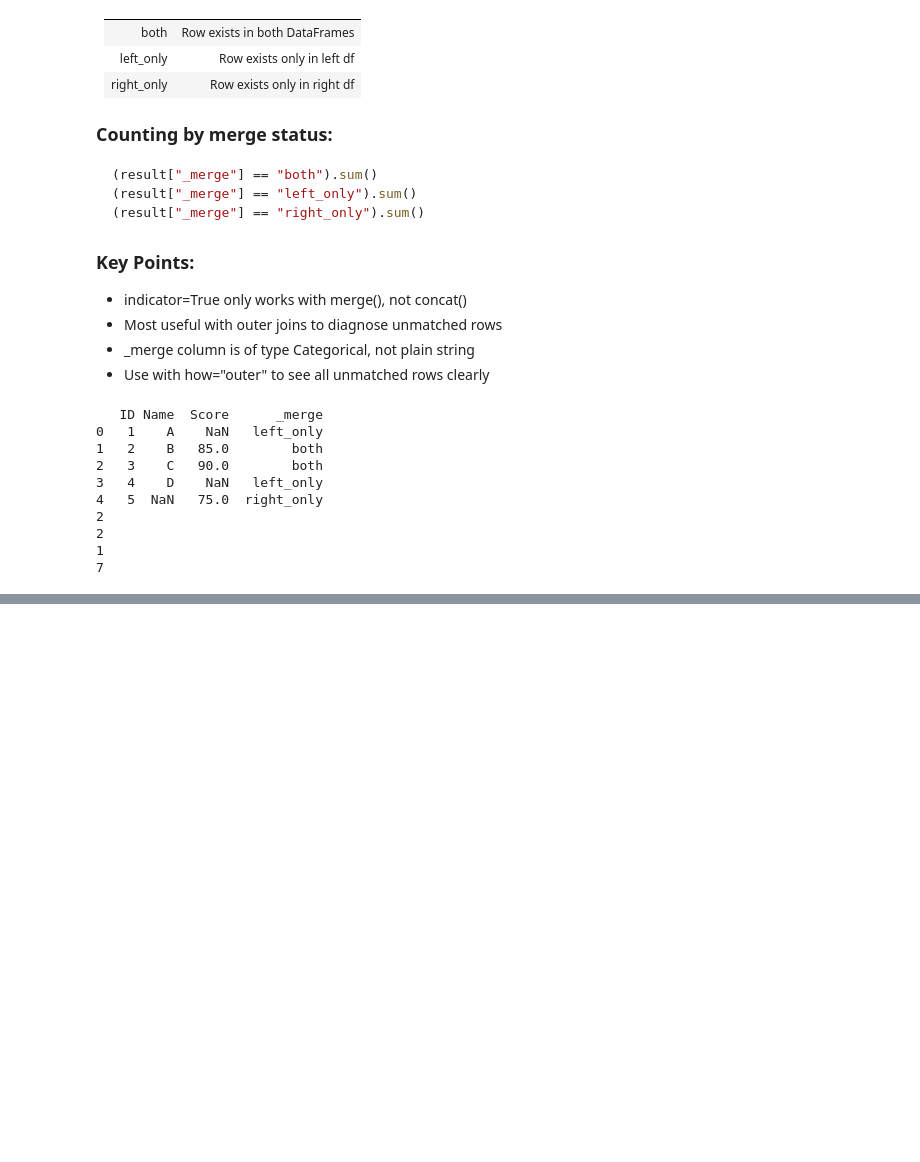
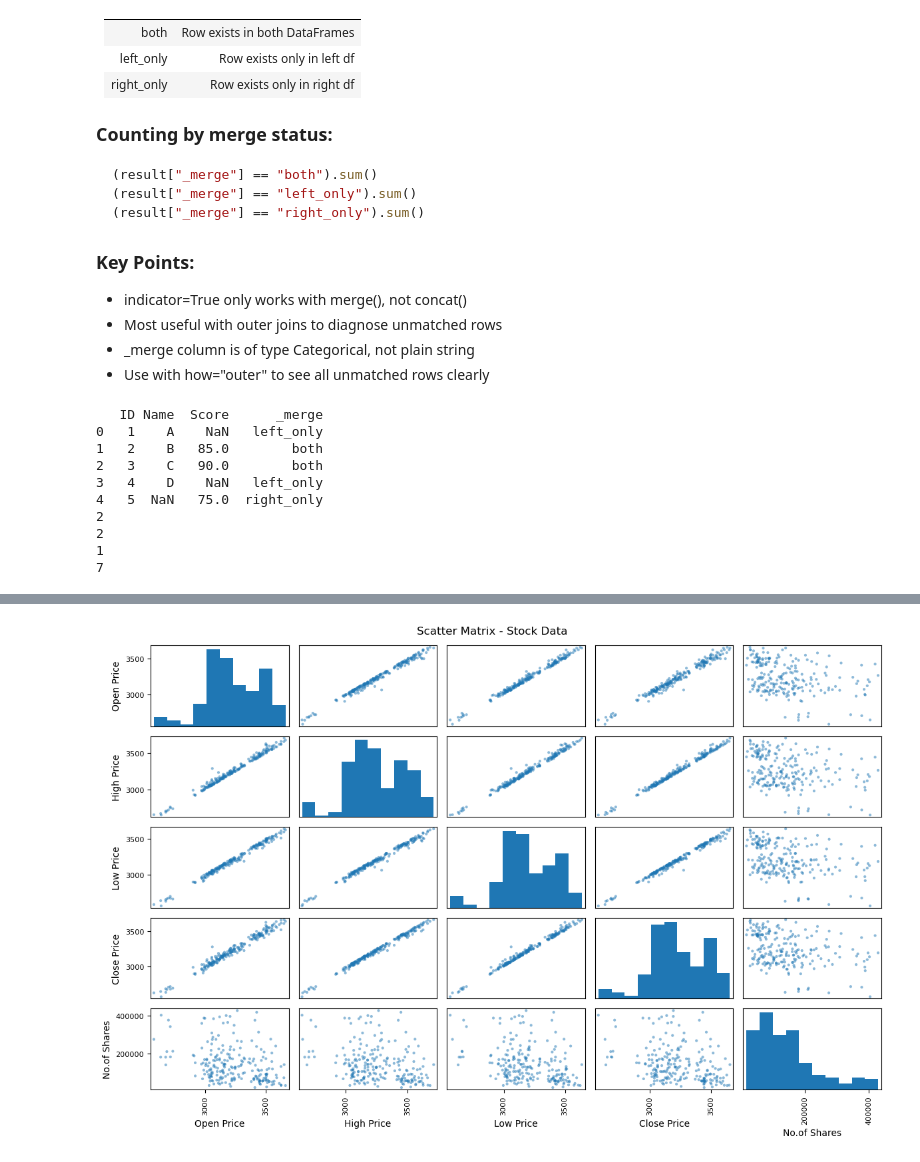
Before and after one commit to Shlok081205/python-ml-journey, a Jupyter notebook: 01-pandas-eda/pandas_my_notes.ipynb, the cells around one changed output, grey strips where cells are left out. Saved outputs shown, nothing was run; the diff lists cells and outputs as text; code cells hidden in the pictures; blank space fills up the shorter version.

```diff
--- a/01-pandas-eda/pandas_my_notes.ipynb
+++ b/01-pandas-eda/pandas_my_notes.ipynb
@@ -1279,0 +1898,10 @@ print(result.isnull().sum().sum())
+# %%
+import matplotlib.pyplot as plt
+
+cols = ["Open Price", "High Price", "Low Price", "Close Price", "No.of Shares"]
+pd.plotting.scatter_matrix(stock_data[cols], figsize=(12, 8), alpha=0.5)
+plt.suptitle("Scatter Matrix - Stock Data")
+plt.tight_layout()
+plt.show()
+# %% [output]
+[figure, added]
```
Also changed, not shown: parts of 5 cells of this notebook, 2 other files.
